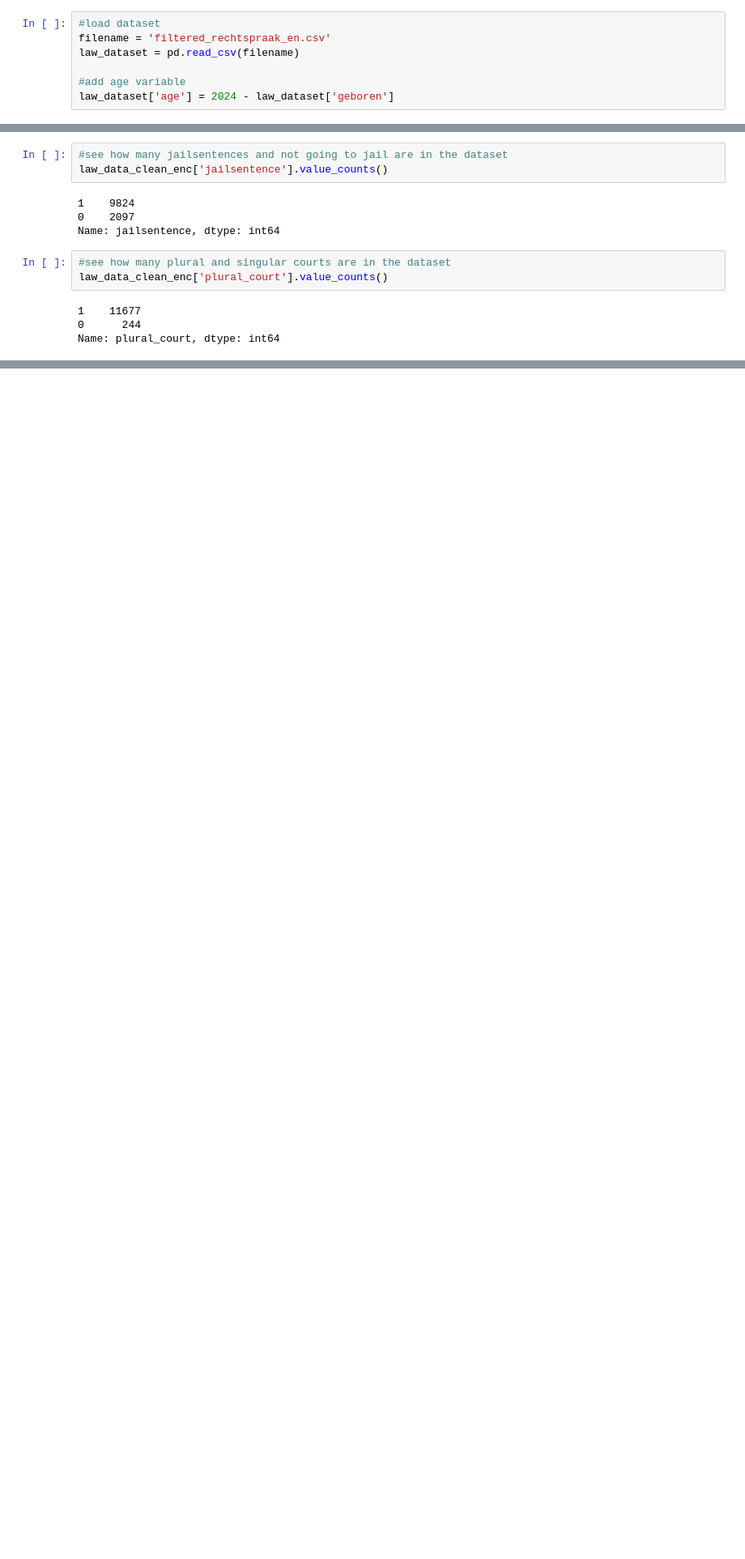
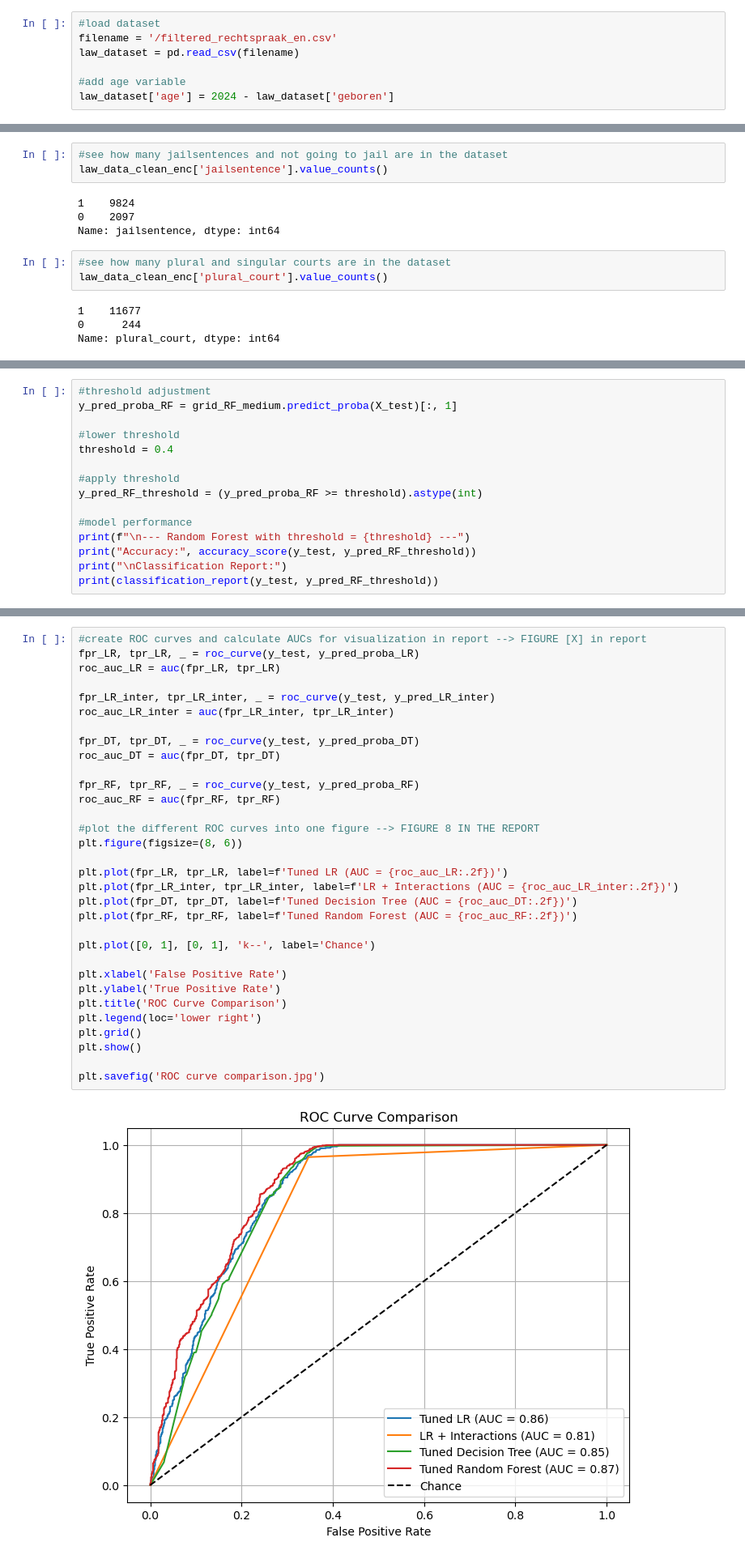
Before and after one commit to sammyhamwi/0HM270-Data-Assignment, a Jupyter notebook: Supercrunchers - model script.ipynb, the cells around one changed output, grey strips where cells are left out. Shown: that part at 81% size. Drawn from its saved outputs; the diff is of its cells as text; blank space fills up the shorter version.

Commit message:
Final version of models script

```diff
--- a/Supercrunchers - model script.ipynb
+++ b/Supercrunchers - model script.ipynb
@@ -15,6 +18,6 @@ import matplotlib.pyplot as plt
 # %%
 #load dataset
-filename = 'filtered_rechtspraak_en.csv'
+filename = '/filtered_rechtspraak_en.csv'
 law_dataset = pd.read_csv(filename)
 
 #add age variable
@@ -385,0 +665,15 @@ plt.savefig('C:/Users/20202300/OneDrive - TU Eindhoven/Documents/Eindhoven2/0HM2
+# %%
+#threshold adjustment
+y_pred_proba_RF = grid_RF_medium.predict_proba(X_test)[:, 1]
+
+#lower threshold
+threshold = 0.4
+
+#apply threshold
+y_pred_RF_threshold = (y_pred_proba_RF >= threshold).astype(int)
+
+#model performance
+print(f"\n--- Random Forest with threshold = {threshold} ---")
+print("Accuracy:", accuracy_score(y_test, y_pred_RF_threshold))
+print("\nClassification Report:")
+print(classification_report(y_test, y_pred_RF_threshold))
@@ -385,0 +748,34 @@ plt.savefig('C:/Users/20202300/OneDrive - TU Eindhoven/Documents/Eindhoven2/0HM2
+# %%
+#create ROC curves and calculate AUCs for visualization in report --> FIGURE [X] in report
+fpr_LR, tpr_LR, _ = roc_curve(y_test, y_pred_proba_LR)
+roc_auc_LR = auc(fpr_LR, tpr_LR)
+
+fpr_LR_inter, tpr_LR_inter, _ = roc_curve(y_test, y_pred_LR_inter)
+roc_auc_LR_inter = auc(fpr_LR_inter, tpr_LR_inter)
+
+fpr_DT, tpr_DT, _ = roc_curve(y_test, y_pred_proba_DT)
+roc_auc_DT = auc(fpr_DT, tpr_DT)
+
+fpr_RF, tpr_RF, _ = roc_curve(y_test, y_pred_proba_RF)
+roc_auc_RF = auc(fpr_RF, tpr_RF)
+
+#plot the different ROC curves into one figure --> FIGURE 8 IN THE REPORT
+plt.figure(figsize=(8, 6))
+
+plt.plot(fpr_LR, tpr_LR, label=f'Tuned LR (AUC = {roc_auc_LR:.2f})')
+plt.plot(fpr_LR_inter, tpr_LR_inter, label=f'LR + Interactions (AUC = {roc_auc_LR_inter:.2f})')
+plt.plot(fpr_DT, tpr_DT, label=f'Tuned Decision Tree (AUC = {roc_auc_DT:.2f})')
+plt.plot(fpr_RF, tpr_RF, label=f'Tuned Random Forest (AUC = {roc_auc_RF:.2f})')
+
+plt.plot([0, 1], [0, 1], 'k--', label='Chance')
+
+plt.xlabel('False Positive Rate')
+plt.ylabel('True Positive Rate')
+plt.title('ROC Curve Comparison')
+plt.legend(loc='lower right')
+plt.grid()
+plt.show()
+
+plt.savefig('ROC curve comparison.jpg')
+# %% [output]
+[figure, added]
```
Also changed, not shown: parts of 35 cells of this notebook.
